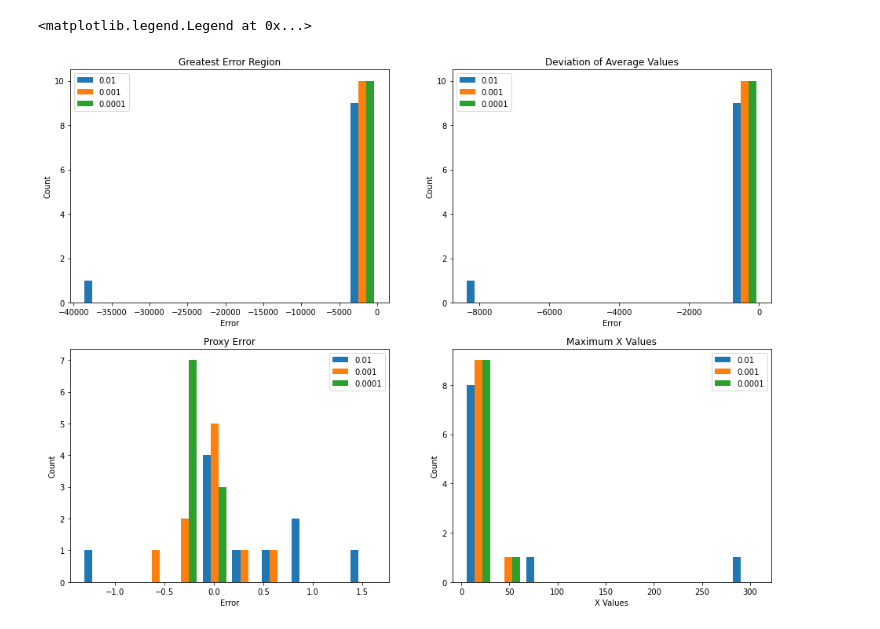
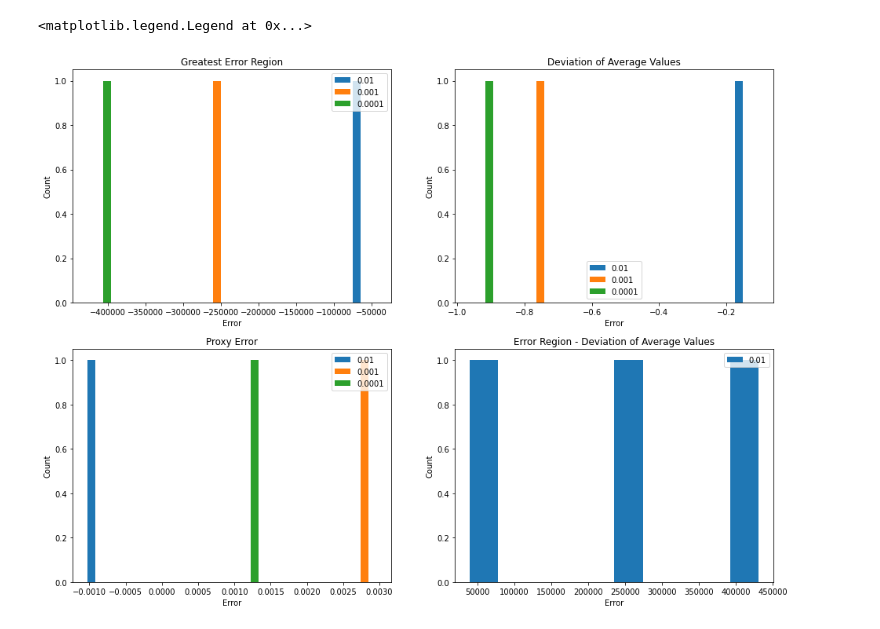
Before and after one commit to emilydiana/fairnessProxies, a Jupyter notebook: LinearProxies_JupyterNotebook.ipynb, the cells around one changed output. Saved outputs shown, nothing was run; the diff lists cells and outputs as text; code cells hidden in the pictures.

Commit message:
Scripts for producing synthetic plots

```diff
--- a/LinearProxies_JupyterNotebook.ipynb
+++ b/LinearProxies_JupyterNotebook.ipynb
@@ -116,20 +125,18 @@ def proxy_experiments(eta,T,trials,n,d,epsilon):
 # %%
-n = 10
-d = n + 1
-trials = 10
+n = 1000
+d = 100
+trials = 100
 
-max_array = []
 d_proxy = []
 d_total = []
 d_h = []
 etas = [0.01, 0.001, 0.0001]
-iterations = [10000]
-epsilon = 0.0001
+iterations = [1000]
+epsilon = 0.01
 
 for iteration in iterations:
     for eta in etas:
-        total, h, proxy, max_x = proxy_experiments(eta,iteration,trials,n,d,epsilon)
+        total, h, proxy = proxy_experiments(eta, iteration, trials, n, d, epsilon, unit = True)
         d_total.append(total)
         d_proxy.append(proxy)
         d_h.append(h)
-        max_array.append(max_x)
@@ -199,32 +179,32 @@ plt.legend(etas)
 # %%
 plt.figure(figsize=(16,12))
 plt.subplot(2,2,1)
 plt.hist(d_h)
 plt.ylabel("Count")
 plt.title("Greatest Error Region")
 plt.xlabel("Error")
 plt.legend(etas)
 
 plt.subplot(2,2,2)
 plt.hist(d_total)
 plt.ylabel("Count")
 plt.title("Deviation of Average Values")
 plt.xlabel("Error")
 plt.legend(etas)
 
 plt.subplot(2,2,3)
 plt.hist(d_proxy)
 plt.ylabel("Count")
 plt.title("Proxy Error")
 plt.xlabel("Error")
 plt.legend(etas)
 
 plt.subplot(2,2,4)
-plt.hist(max_array)
+plt.hist(np.subtract(d_total,d_h))
 plt.ylabel("Count")
-plt.title("Maximum X Values")
-plt.xlabel("X Values")
+plt.title("Error Region - Deviation of Average Values")
+plt.xlabel("Error")
 plt.legend(etas)
 # %% [output]
 <matplotlib.legend.Legend at 0x...>
-[figure, old version]
+[figure, new version]
```
Also changed, not shown: parts of 8 cells of this notebook.
